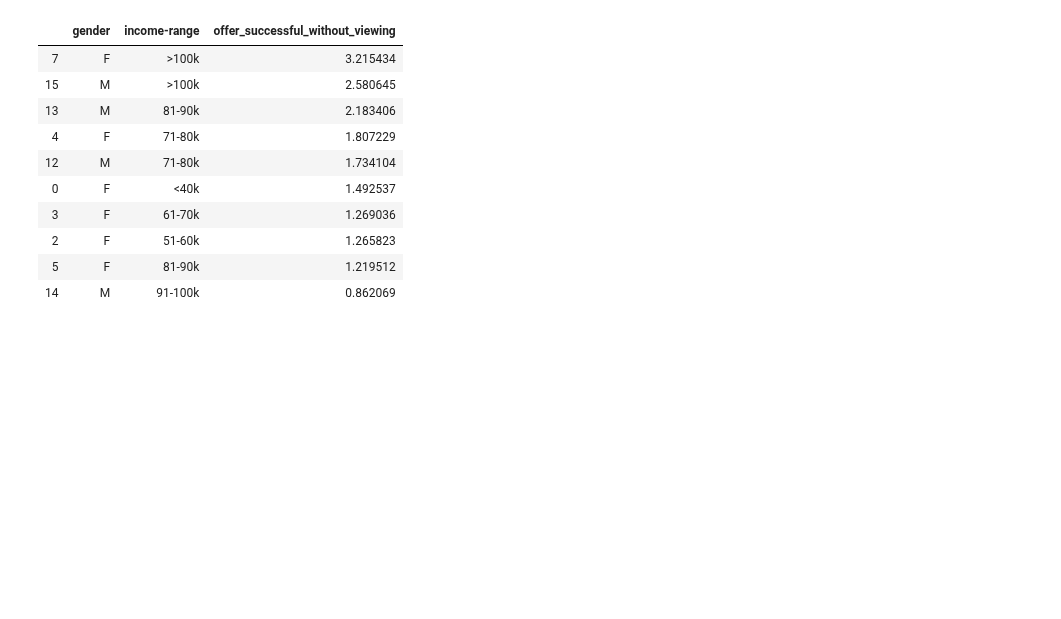
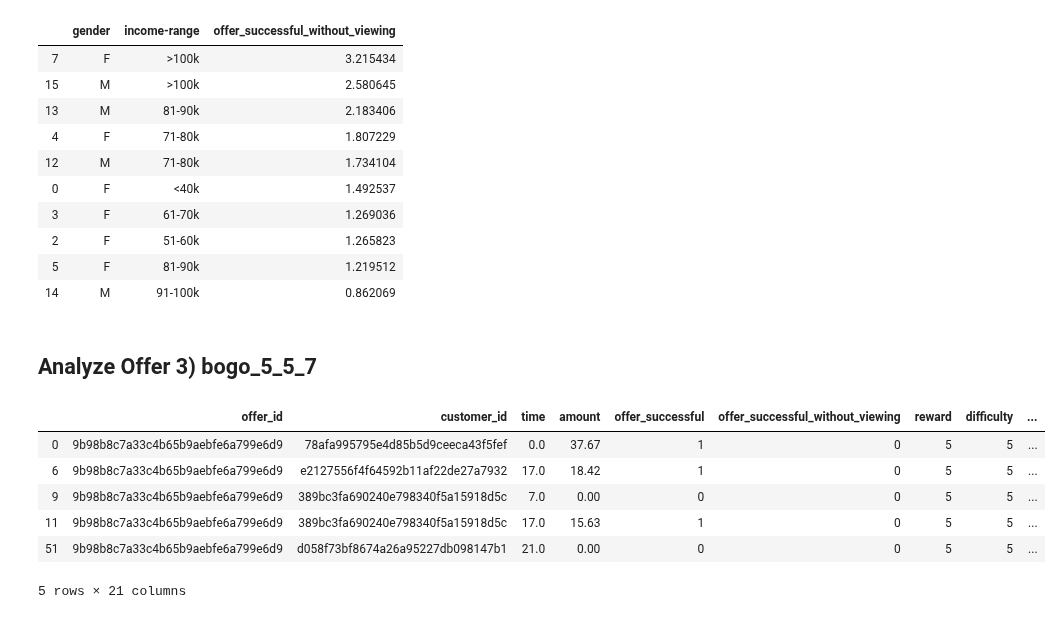
Before and after one commit to amitborkar98/Starbucks-capstone, a Jupyter notebook: Starbucks_Capstone_notebook.ipynb, the cells around one changed output. Saved outputs shown, nothing was run; the diff lists cells and outputs as text; code cells hidden in the pictures; blank space fills up the shorter version.

Commit message:
Analysed offer3

```diff
--- a/Starbucks_Capstone_notebook.ipynb
+++ b/Starbucks_Capstone_notebook.ipynb
@@ -665,3 +665,17 @@ k
 | 2 | F | 51-60k | 1.265823 |
 | 5 | F | 81-90k | 1.219512 |
 | 14 | M | 91-100k | 0.862069 |
+# %% [markdown]
+## Analyze Offer 3) bogo_5_5_7
+# %%
+offer3 = data[data['offer_name'] == 'bogo_5_5_7']
+offer3 = offer3[offer3['gender'] != 'O']
+offer3.head()
+# %% [output]
+|  | offer_id | customer_id | time | amount | offer_successful | offer_successful_without_viewing | reward | difficulty | ... |
+| 0 | 9b98b8c7a33c4b65b9aebfe6a799e6d9 | 78afa995795e4d85b5d9ceeca43f5fef | 0.0 | 37.67 | 1 | 0 | 5 | 5 | ... |
+| 6 | 9b98b8c7a33c4b65b9aebfe6a799e6d9 | e2127556f4f64592b11af22de27a7932 | 17.0 | 18.42 | 1 | 0 | 5 | 5 | ... |
+| 9 | 9b98b8c7a33c4b65b9aebfe6a799e6d9 | 389bc3fa690240e798340f5a15918d5c | 7.0 | 0.00 | 0 | 0 | 5 | 5 | ... |
+| 11 | 9b98b8c7a33c4b65b9aebfe6a799e6d9 | 389bc3fa690240e798340f5a15918d5c | 17.0 | 15.63 | 1 | 0 | 5 | 5 | ... |
+| 51 | 9b98b8c7a33c4b65b9aebfe6a799e6d9 | d058f73bf8674a26a95227db098147b1 | 21.0 | 0.00 | 0 | 0 | 5 | 5 | ... |
+5 rows × 21 columns
```
Also changed, not shown: parts of 4 cells of this notebook.
